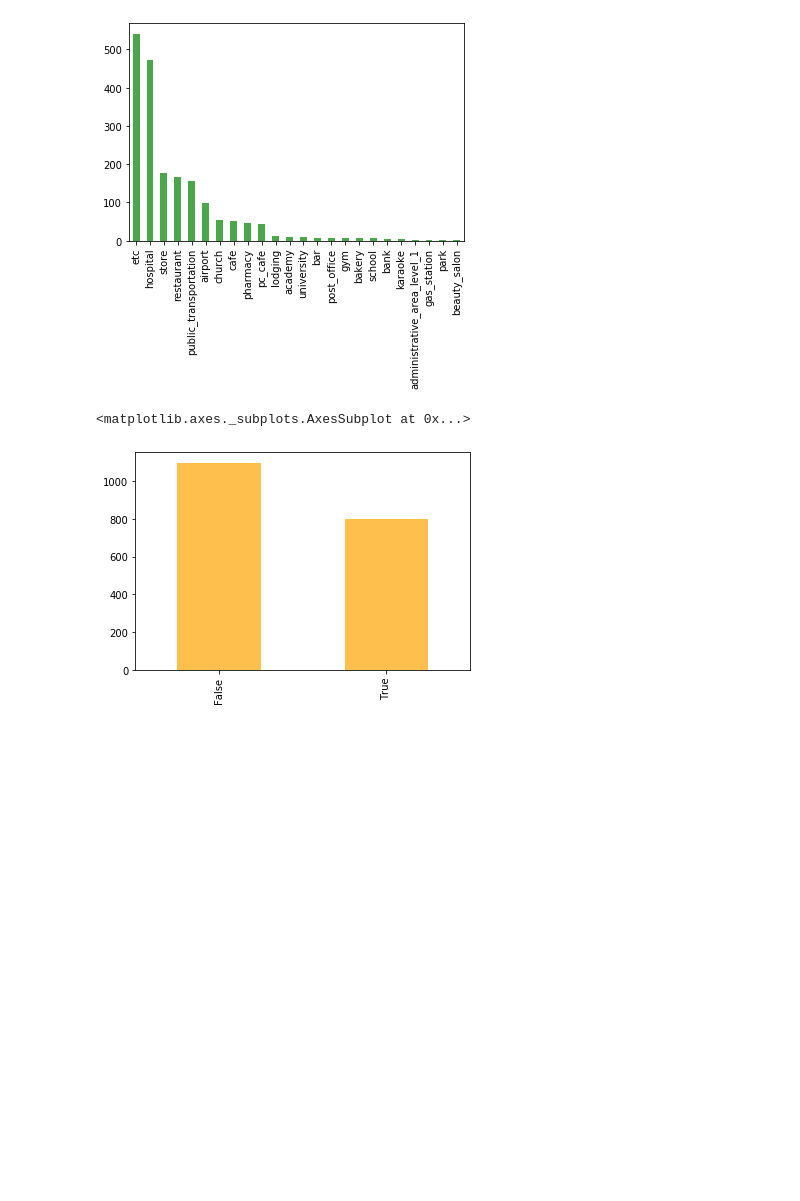
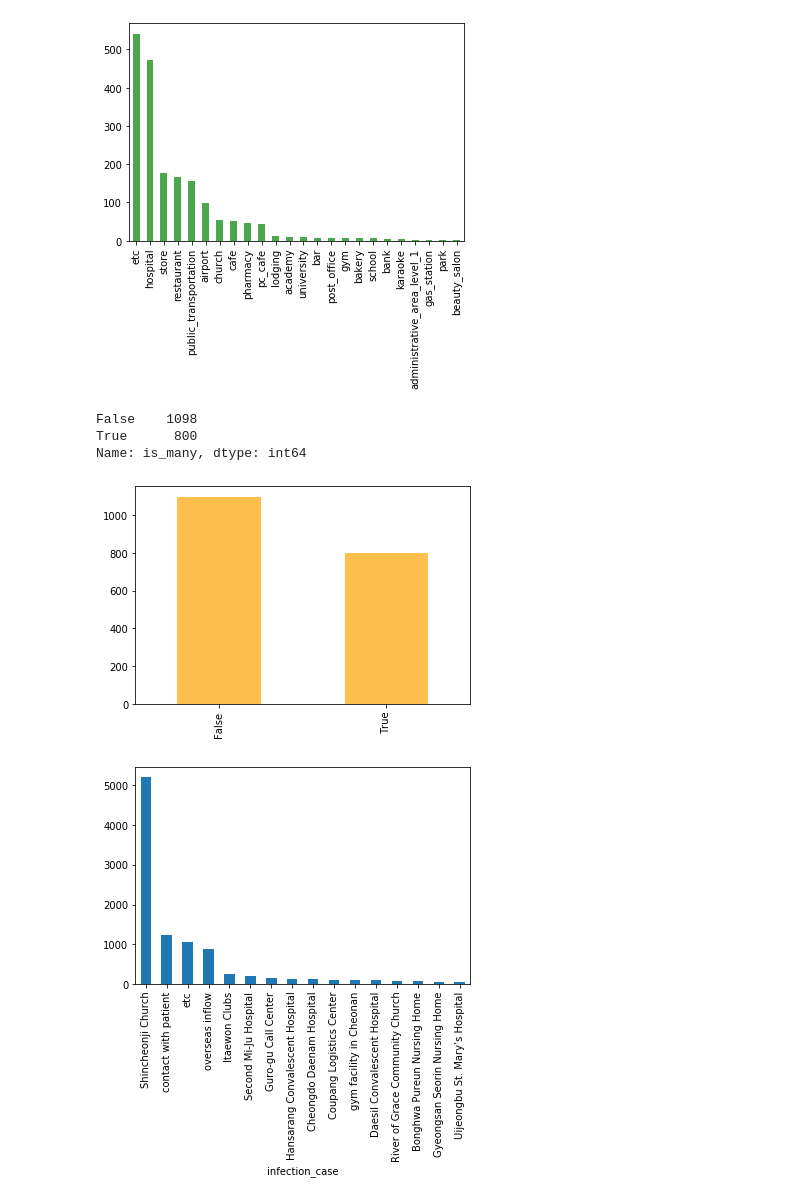
Before and after one commit to JooEHyeon/CORONA19_data_analysis, a Jupyter notebook: age-corona/20s_cause_of_infection.ipynb, the cells around one changed output. Drawn from its saved outputs; the diff is of its cells as text; code cells hidden in the pictures; blank space fills up the shorter version.

Commit message:
infection case added

```diff
--- a/age-corona/20s_cause_of_infection.ipynb
+++ b/age-corona/20s_cause_of_infection.ipynb
@@ -23,6 +26,7 @@ plt.show()
 # %% [output]
 [figure]
 # %%
+# 20대가 주로 다니는 장소 중 여러 사람이 이용하는 다중 이용시설의 비율을 알아본다.
 many_people_place = ['hospital','public_transportation', 'airport', 'church', 'university','school','park']
 len(many_people_place)
 
@@ -37,6 +41,24 @@ joined_df['is_many'] = joined_df['type'].apply(lambda x: ismany(x))
 joined_df = joined_df[['patient_id', 'type', 'is_many']]
 
 joined_df.is_many.value_counts().plot.bar(color='orange', alpha = 0.7)
+
+joined_df.is_many.value_counts()
+# etc가 500임을 감안하여 이는 정확하지 않다. 그러므로 더 이상의 분석을 하지 않는다.
+# 다중 이용 시설을 많이 사용하는지 아닌지 확실 하지 않기 때문이다.
 # %% [output]
-<matplotlib.axes._subplots.AxesSubplot at 0x...>
+False    1098
+True      800
+Name: is_many, dtype: int64
 [figure]
+# %%
+# 20대가 주요한 집단 감염에 많이 연루되어서 감염자가 많은가?
+# 주요한 집단 감염을 50명 이상의 사람이 감염된 사건이라 하자.
+
+case = pd.read_csv(r'./data/Case.csv')
+all_case = case.groupby(['infection_case'])['confirmed'].sum()
+all_case.sort_values(ascending = False, inplace=True)
+all_case = all_case[all_case > 50]
+all_case.plot.bar()
+plt.show()
+# %% [output]
+[figure, added]
```
Also changed, not shown: parts of 2 cells of this notebook.
